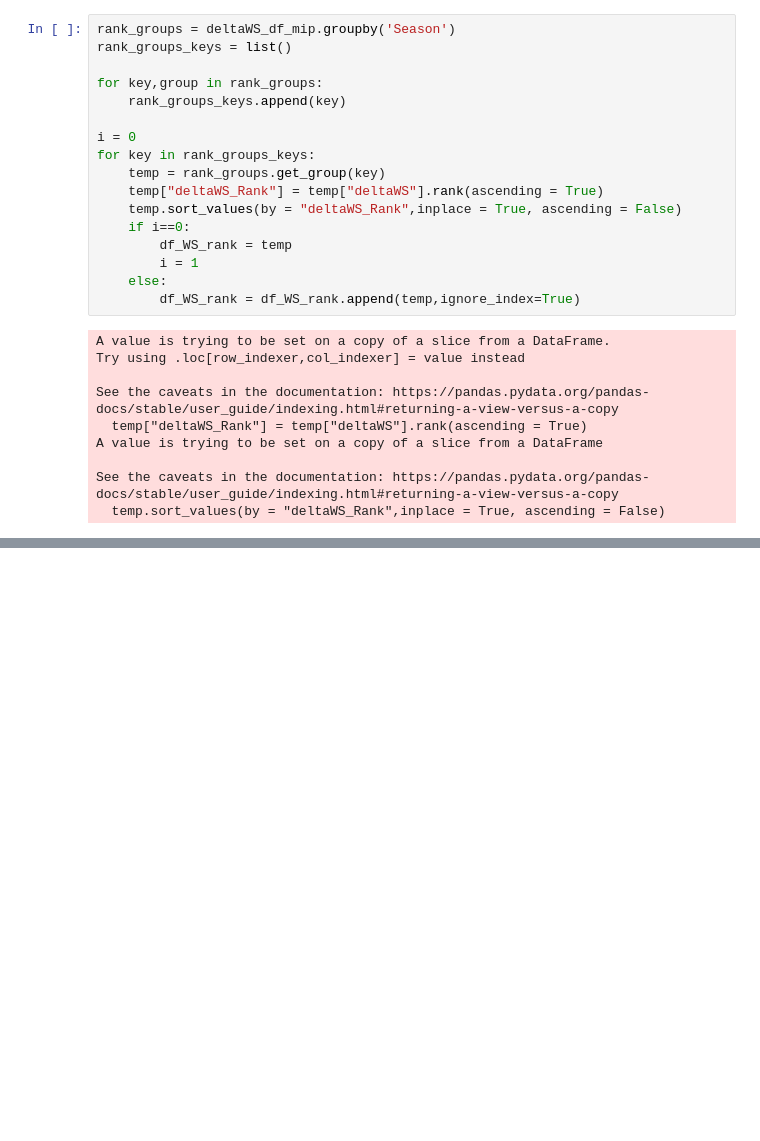
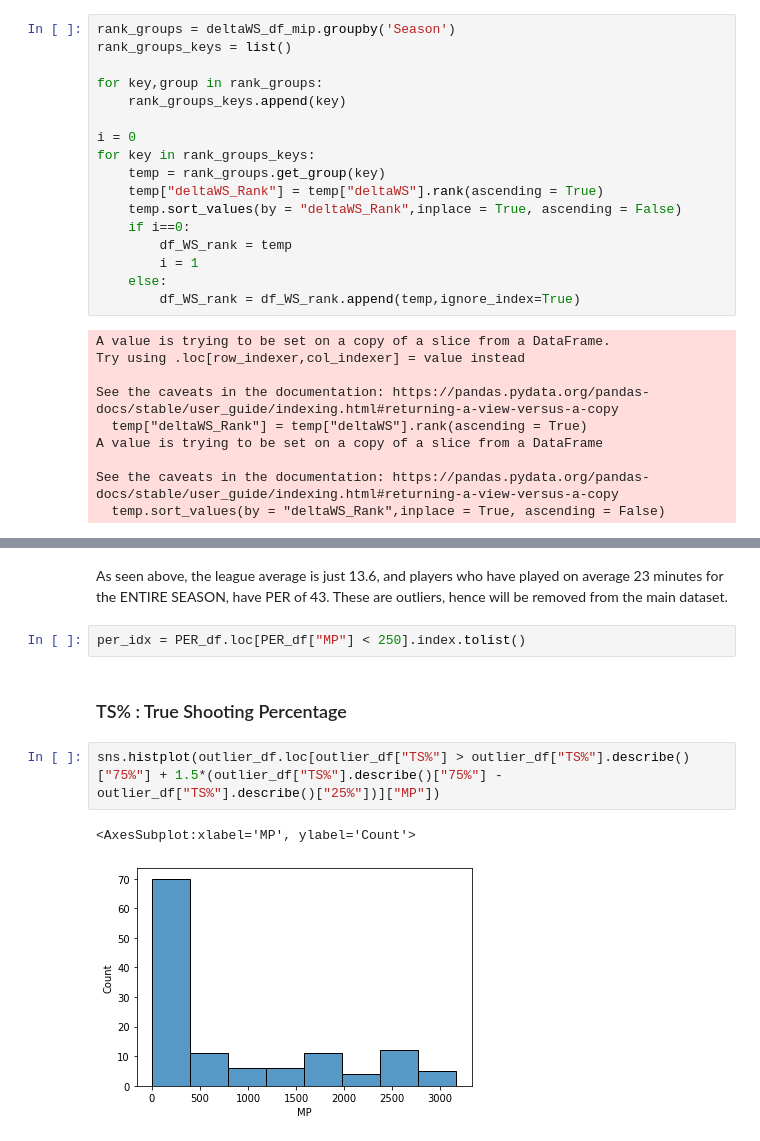
Before and after one commit to Pasindu19970808/NBAData, a Jupyter notebook: V2/NBA_DataAnalysis.ipynb, the cells around one changed output, grey strips where cells are left out. Cells and saved outputs as stored; diff of their text form; blank space fills up the shorter version.

```diff
--- a/V2/NBA_DataAnalysis.ipynb
+++ b/V2/NBA_DataAnalysis.ipynb
@@ -336,0 +367,11 @@ plt.show()
+# %% [markdown]
+As seen above, the league average is just 13.6, and players who have played on average 23 minutes for the ENTIRE SEASON, have PER of 43. These are outliers, hence will be removed from the main dataset.
+# %%
+per_idx = PER_df.loc[PER_df["MP"] < 250].index.tolist()
+# %% [markdown]
+<h3> TS% : True Shooting Percentage </h3>
+# %%
+sns.histplot(outlier_df.loc[outlier_df["TS%"] > outlier_df["TS%"].describe()["75%"] + 1.5*(outlier_df["TS%"].describe()["75%"] - outlier_df["TS%"].describe()["25%"])]["MP"])
+# %% [output]
+<AxesSubplot:xlabel='MP', ylabel='Count'>
+[figure, added]
```
Also changed, not shown: parts of 58 cells of this notebook.
